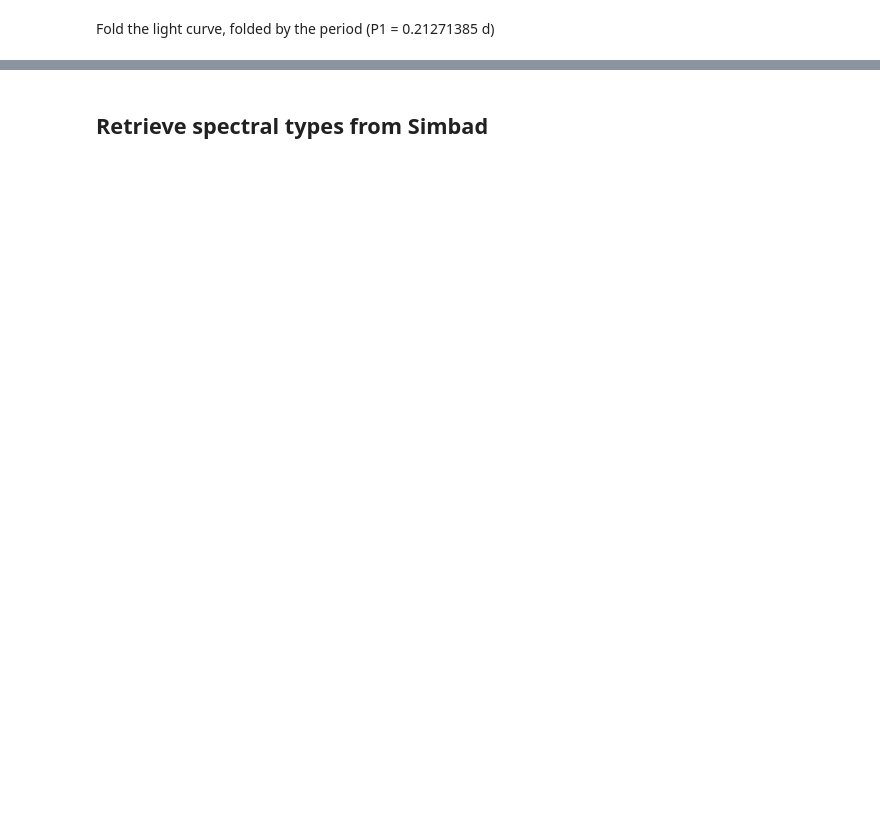
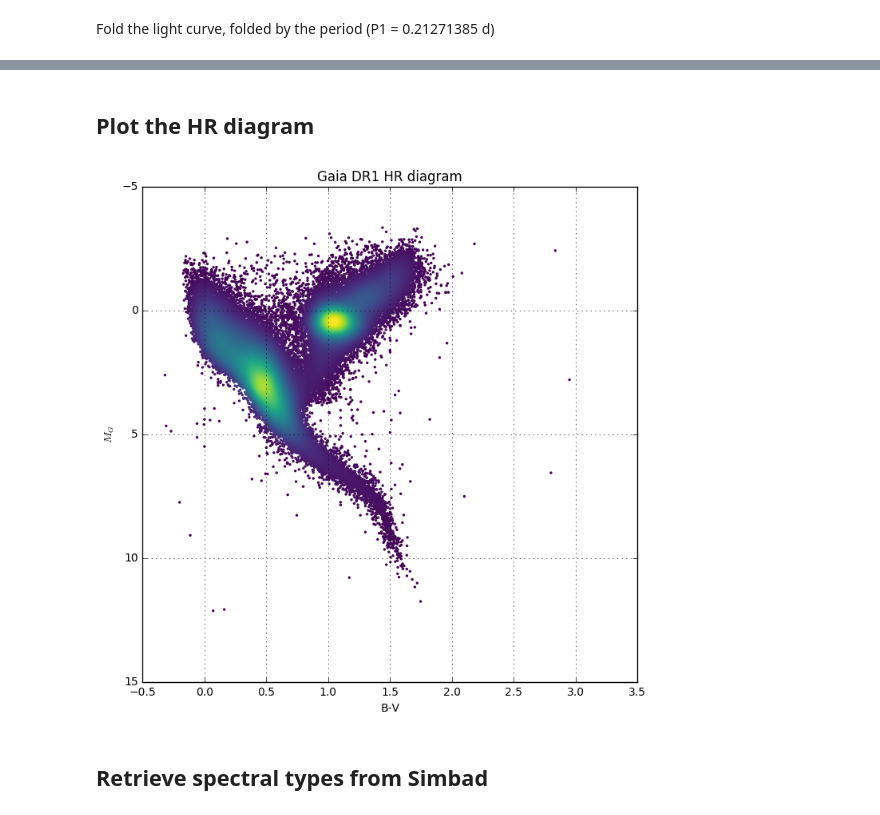
Before and after one commit to tboch/VO-access-GaiaDR1, a Jupyter notebook: notebooks/gaia-cds-services.ipynb, the cells around one changed output, grey strips where cells are left out. Saved outputs shown, nothing was run; the diff lists cells and outputs as text; code cells hidden in the pictures; blank space fills up the shorter version.

```diff
--- a/notebooks/gaia-cds-services.ipynb
+++ b/notebooks/gaia-cds-services.ipynb
@@ -267,0 +252,11 @@ plt.grid(True)
+# %%
+adql_query = """SELECT gaia.ra, gaia.dec, gaia.source_id, gaia.hip, gaia.phot_g_mean_mag+5*log10(gaia.parallax)-10 as g_mag_abs,
+hip."B-V"
+                FROM "I/337/tgas" as gaia
+                inner join "I/311/hip2" as hip
+                      on gaia.hip= hip.HIP
+                where gaia.parallax/gaia.parallax_error >= 5 and hip."e_B-V" > 0.0 and hip."e_B-V" <= 0.05 and
+2.5/log(10)*gaia.phot_g_mean_flux_error/gaia.phot_g_mean_flux <= 0.05"""
+tap_vizier_endpoint = 'http://tapvizier.u-strasbg.fr/TAPVizieR/tap/'
+hr_data = query_TAP(tap_vizier_endpoint, adql_query)
+print(hr_data)
@@ -268,2 +281,10 @@ plt.grid(True)
+# %% [markdown]
+## Plot the HR diagram
+# %%
+plot_scatter_density(hr_data['B-V'], hr_data['g_mag_abs'],
+                     title='Gaia DR1 HR diagram', xlabel = 'B-V', ylabel=r'$M_G$',
+                     cmap='viridis', invert_yaxis = True, s=6, grid=True)
+# %% [output]
+[figure, added]
 # %% [markdown]
 ## Retrieve spectral types from Simbad
```
Also changed, not shown: parts of 21 cells of this notebook.
